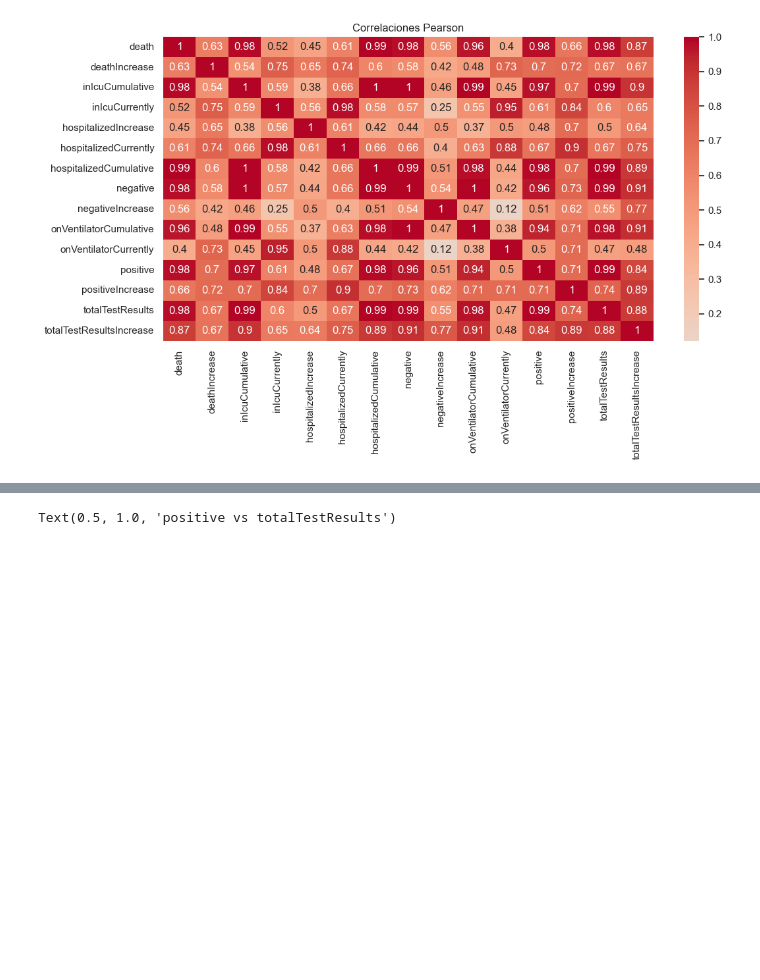
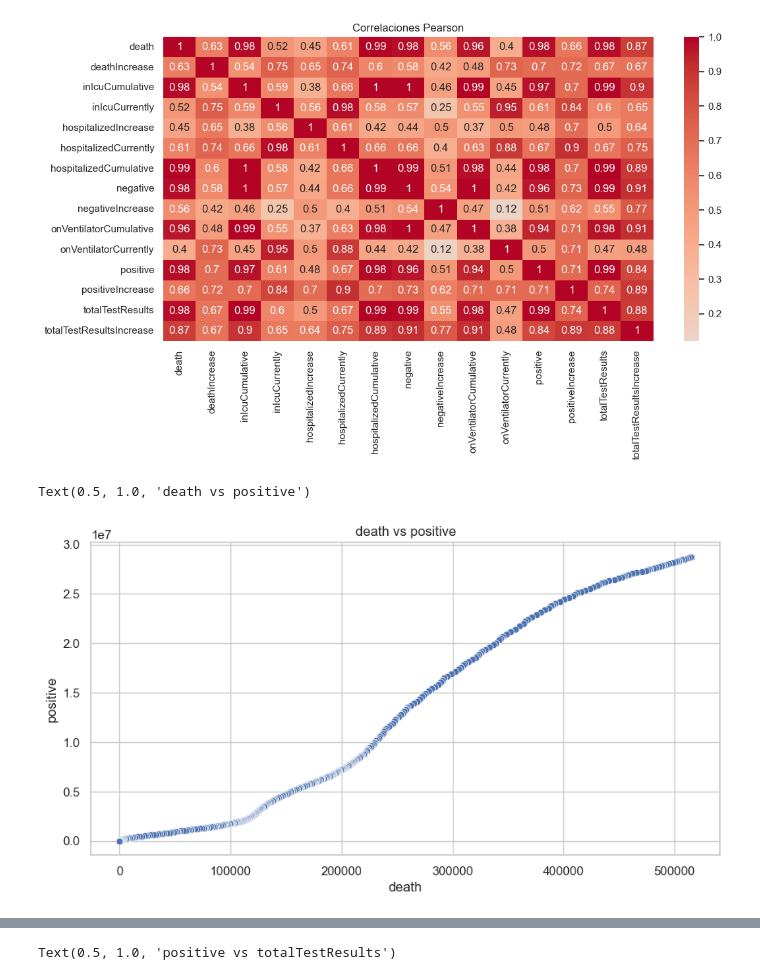
Before and after one commit to Bootcamp-DA-P2/AI-PROJECT-EDA-GRUPO5, a Jupyter notebook: eda_covid.ipynb, the cells around one changed output, grey strips where cells are left out. Cells and saved outputs as stored; diff of their text form; code cells hidden in the pictures; blank space fills up the shorter version.

```diff
--- a/eda_covid.ipynb
+++ b/eda_covid.ipynb
@@ -246,8 +246,11 @@ plt.show()
 # %%
 # Scatter con color por categoría
 plt.figure(figsize=(10, 5))
-sns.scatterplot(data=df, x='death', y='postive')
-plt.title('death vs postive')
+sns.scatterplot(data=df, x='death', y='positive')
+plt.title('death vs positive')
+# %% [output]
+Text(0.5, 1.0, 'death vs positive')
+[figure, added]
 # %%
 # Scatter con color por categoría
 plt.figure(figsize=(10, 5))
```
Also changed, not shown: parts of 9 cells of this notebook.
